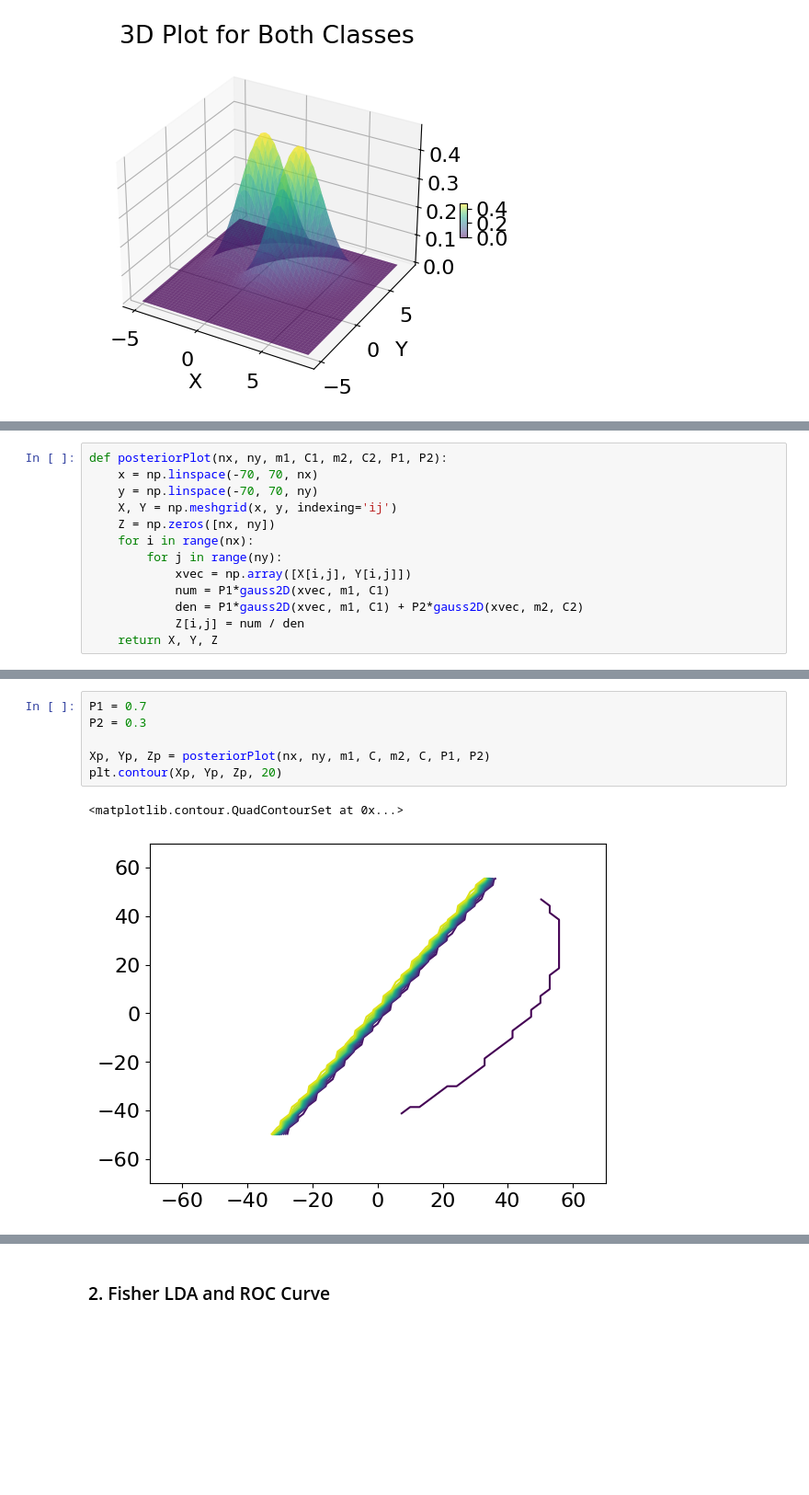
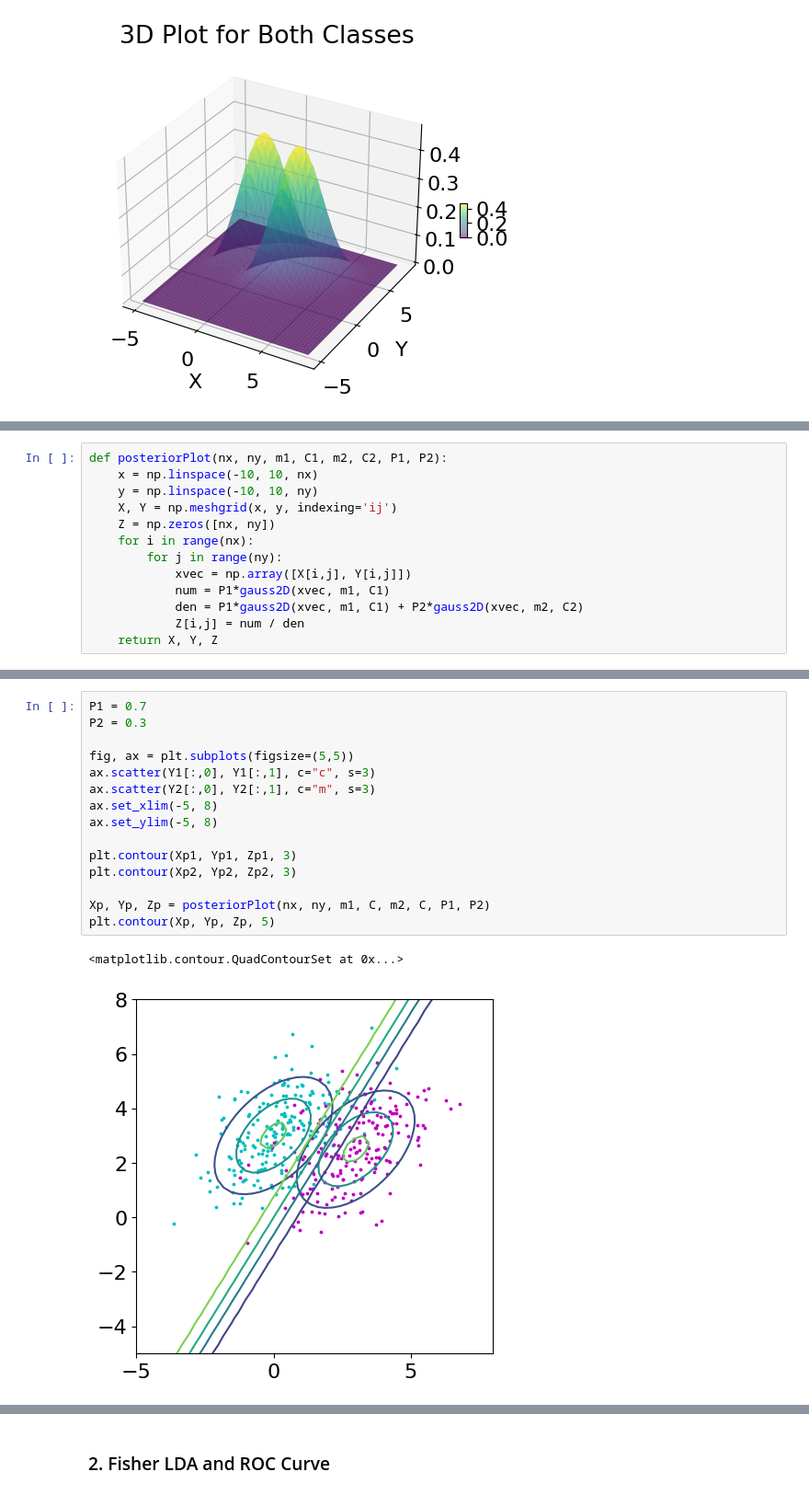
Before and after one commit to EshanJayasundara/Machine_Learning_Lab, a Jupyter notebook: Lab03/ML_LAB_03.ipynb, the cells around one changed output, grey strips where cells are left out. Shown at 92% size. Saved outputs shown, nothing was run; the diff lists cells and outputs as text; blank space fills up the shorter version.

```diff
--- a/Lab03/ML_LAB_03.ipynb
+++ b/Lab03/ML_LAB_03.ipynb
@@ -120,8 +120,8 @@ In the context of the posteriorPlot function:
 + P(x) is the total probability of observing x, which is not explicitly calculated in the function.
 # %%
 def posteriorPlot(nx, ny, m1, C1, m2, C2, P1, P2):
-    x = np.linspace(-70, 70, nx)
-    y = np.linspace(-70, 70, ny)
+    x = np.linspace(-10, 10, nx)
+    y = np.linspace(-10, 10, ny)
     X, Y = np.meshgrid(x, y, indexing='ij')
     Z = np.zeros([nx, ny])
     for i in range(nx):
@@ -170,12 +179,21 @@ plt.show()
 # %%
 P1 = 0.7
 P2 = 0.3
 
+fig, ax = plt.subplots(figsize=(5,5))
+ax.scatter(Y1[:,0], Y1[:,1], c="c", s=3)
+ax.scatter(Y2[:,0], Y2[:,1], c="m", s=3)
+ax.set_xlim(-5, 8)
+ax.set_ylim(-5, 8)
+
+plt.contour(Xp1, Yp1, Zp1, 3)
+plt.contour(Xp2, Yp2, Zp2, 3)
+
 Xp, Yp, Zp = posteriorPlot(nx, ny, m1, C, m2, C, P1, P2)
-plt.contour(Xp, Yp, Zp, 20)
+plt.contour(Xp, Yp, Zp, 5)
 # %% [output]
 <matplotlib.contour.QuadContourSet at 0x...>
-[figure, old version]
+[figure, new version]
 # %%
 import matplotlib.pyplot as plt
 from mpl_toolkits.mplot3d import Axes3D
```
Also changed, not shown: parts of 20 cells of this notebook, 4 other files.
